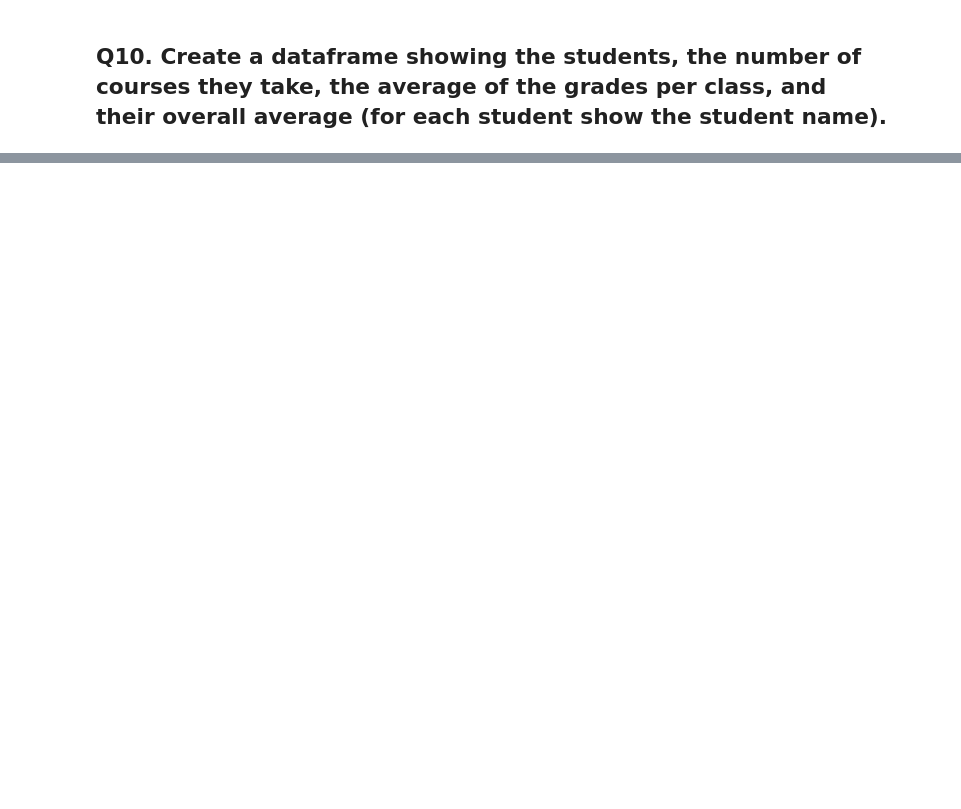
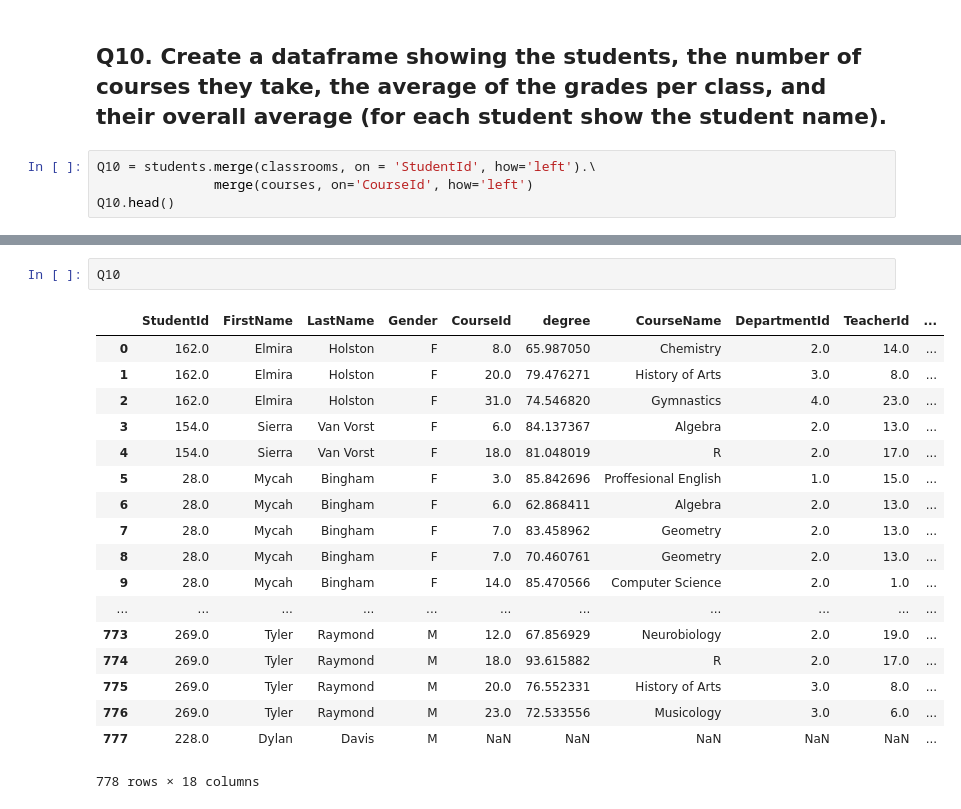
Before and after one commit to EtiMayer/DataScience, a Jupyter notebook: python/Python-final.ipynb, the cells around one changed output, grey strips where cells are left out. Drawn from its saved outputs; the diff is of its cells as text; blank space fills up the shorter version.

```diff
--- a/python/Python-final.ipynb
+++ b/python/Python-final.ipynb
@@ -161,2 +260,6 @@ Q3
 # %% [markdown]
 ## Q10. Create a dataframe showing the students, the number of courses they take, the average of the grades per class, and their overall average (for each student show the student name).
+# %%
+Q10 = students.merge(classrooms, on = 'StudentId', how='left').\
+               merge(courses, on='CourseId', how='left')
+Q10.head()
@@ -162,0 +273,21 @@ Q3
+# %%
+Q10
+# %% [output]
+|  | StudentId | FirstName | LastName | Gender | CourseId | degree | CourseName | DepartmentId | TeacherId | ... |
+| 0 | 162.0 | Elmira | Holston | F | 8.0 | 65.987050 | Chemistry | 2.0 | 14.0 | ... |
+| 1 | 162.0 | Elmira | Holston | F | 20.0 | 79.476271 | History of Arts | 3.0 | 8.0 | ... |
+| 2 | 162.0 | Elmira | Holston | F | 31.0 | 74.546820 | Gymnastics | 4.0 | 23.0 | ... |
+| 3 | 154.0 | Sierra | Van Vorst | F | 6.0 | 84.137367 | Algebra | 2.0 | 13.0 | ... |
+| 4 | 154.0 | Sierra | Van Vorst | F | 18.0 | 81.048019 | R | 2.0 | 17.0 | ... |
+| 5 | 28.0 | Mycah | Bingham | F | 3.0 | 85.842696 | Proffesional English | 1.0 | 15.0 | ... |
+| 6 | 28.0 | Mycah | Bingham | F | 6.0 | 62.868411 | Algebra | 2.0 | 13.0 | ... |
+| 7 | 28.0 | Mycah | Bingham | F | 7.0 | 83.458962 | Geometry | 2.0 | 13.0 | ... |
+| 8 | 28.0 | Mycah | Bingham | F | 7.0 | 70.460761 | Geometry | 2.0 | 13.0 | ... |
+| 9 | 28.0 | Mycah | Bingham | F | 14.0 | 85.470566 | Computer Science | 2.0 | 1.0 | ... |
+| ... | ... | ... | ... | ... | ... | ... | ... | ... | ... | ... |
+| 773 | 269.0 | Tyler | Raymond | M | 12.0 | 67.856929 | Neurobiology | 2.0 | 19.0 | ... |
+| 774 | 269.0 | Tyler | Raymond | M | 18.0 | 93.615882 | R | 2.0 | 17.0 | ... |
+| 775 | 269.0 | Tyler | Raymond | M | 20.0 | 76.552331 | History of Arts | 3.0 | 8.0 | ... |
+| 776 | 269.0 | Tyler | Raymond | M | 23.0 | 72.533556 | Musicology | 3.0 | 6.0 | ... |
+| 777 | 228.0 | Dylan | Davis | M | NaN | NaN | NaN | NaN | NaN | ... |
+778 rows × 18 columns
```
Also changed, not shown: parts of 18 cells of this notebook.
